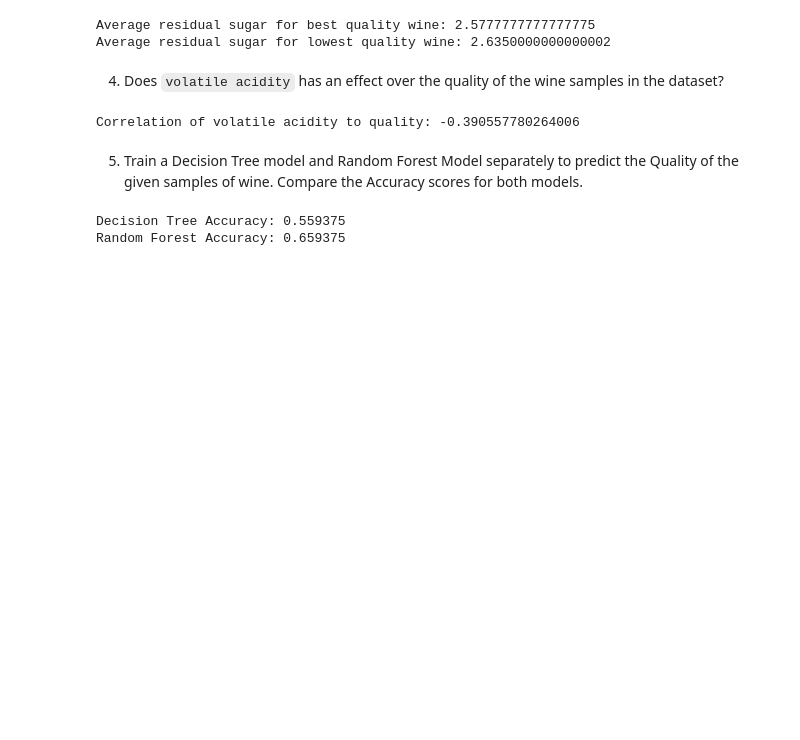
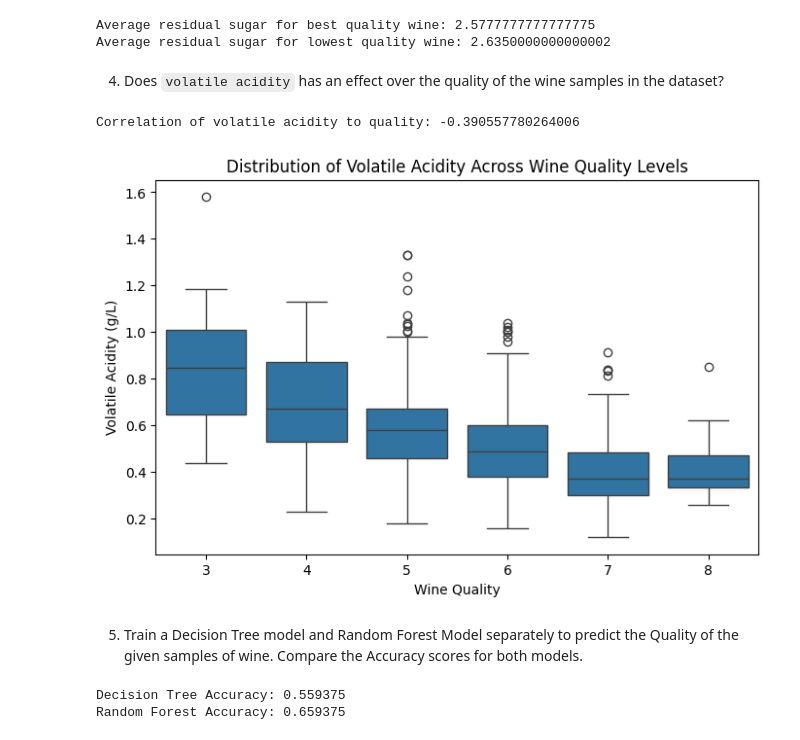
Before and after one commit to Kashew765/Media-tech_MLproject, a Jupyter notebook: wine_data_ml.ipynb, the cells around one changed output. Drawn from its saved outputs; the diff is of its cells as text; code cells hidden in the pictures; blank space fills up the shorter version.

```diff
--- a/wine_data_ml.ipynb
+++ b/wine_data_ml.ipynb
@@ -61,6 +86,16 @@ volatile_acidity_corr = correlations.loc['quality', 'volatile acidity']
 print(f"Correlation of volatile acidity to quality: {volatile_acidity_corr}")
 # %% [output]
 Correlation of volatile acidity to quality: -0.390557780264006
+# %%
+# Boxplot to compare volatile acidity across different quality levels
+plt.figure(figsize=(8, 5))
+sns.boxplot(x=data["quality"], y=data["volatile acidity"])
+plt.title("Distribution of Volatile Acidity Across Wine Quality Levels")
+plt.xlabel("Wine Quality")
+plt.ylabel("Volatile Acidity (g/L)")
+plt.show()
+# %% [output]
+[figure, added]
 # %% [markdown]
 5.	Train a Decision Tree model and Random Forest Model separately to predict the Quality of the given samples of wine. Compare the Accuracy scores for both models.
 # %%
```
Also changed, not shown: parts of 2 cells of this notebook.
